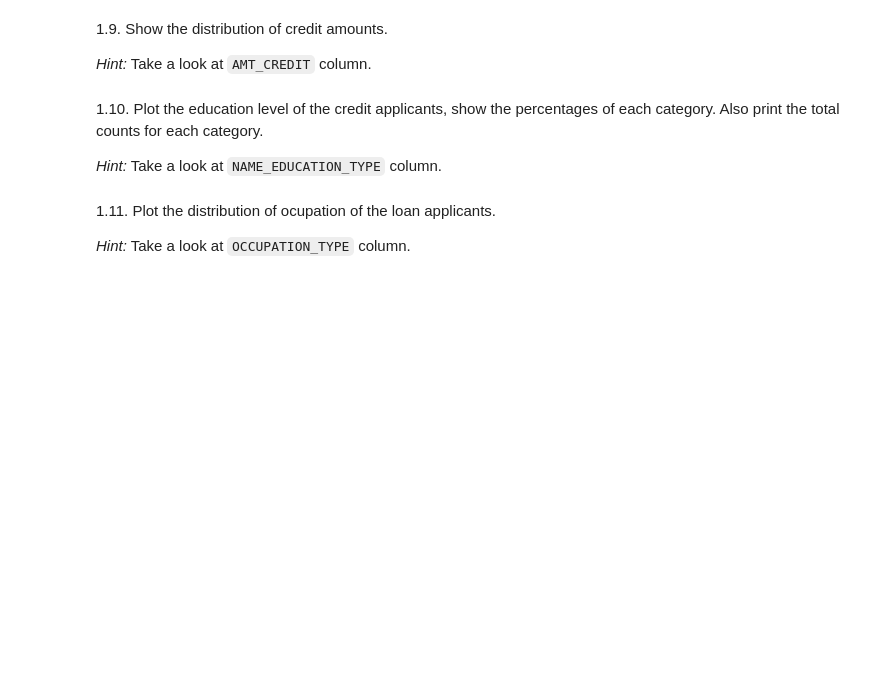
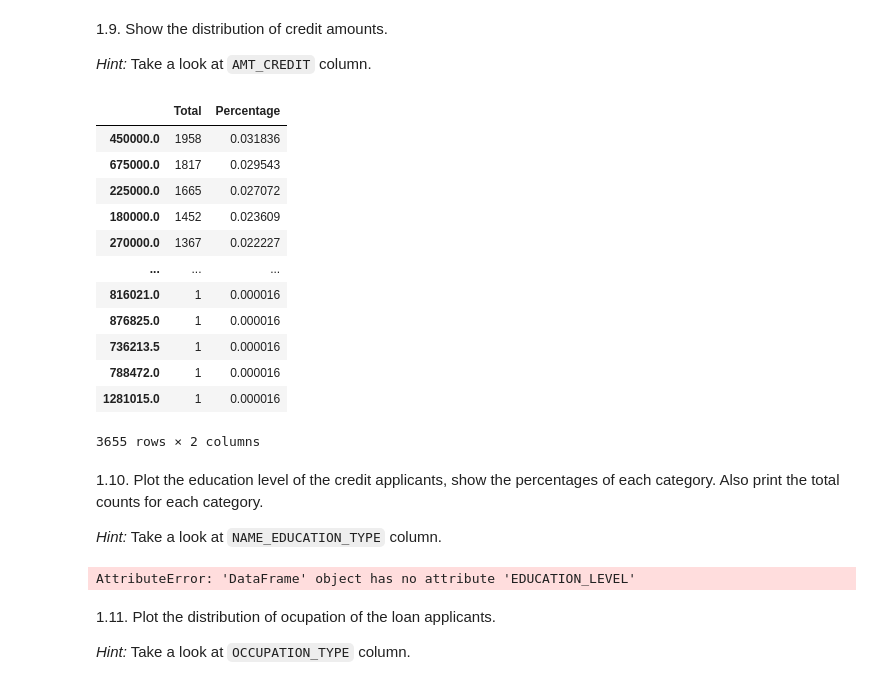
Before and after one commit to mlopez0/Credit-Risk, a Jupyter notebook: AnyoneAI - Sprint Project 02.ipynb, the cells around one changed output. Cells and saved outputs as stored; diff of their text form; code cells hidden in the pictures; blank space fills up the shorter version.

```diff
--- a/AnyoneAI - Sprint Project 02.ipynb
+++ b/AnyoneAI - Sprint Project 02.ipynb
@@ -202,12 +266,31 @@ COMMONAREA_MEDI   121000      62.9
 *Hint:* Take a look at `AMT_CREDIT` column.
 # %%
 ### TODO Complete in this cell: distribution of credit amounts
+get_distribution(app_test.AMT_CREDIT)
+# %% [output]
+|  | Total | Percentage |
+| 450000.0 | 1958 | 0.031836 |
+| 675000.0 | 1817 | 0.029543 |
+| 225000.0 | 1665 | 0.027072 |
+| 180000.0 | 1452 | 0.023609 |
+| 270000.0 | 1367 | 0.022227 |
+| ... | ... | ... |
+| 816021.0 | 1 | 0.000016 |
+| 876825.0 | 1 | 0.000016 |
+| 736213.5 | 1 | 0.000016 |
+| 788472.0 | 1 | 0.000016 |
+| 1281015.0 | 1 | 0.000016 |
+3655 rows × 2 columns
 # %% [markdown]
 1.10. Plot the education level of the credit applicants, show the percentages of each category. Also print the total counts for each category.
 
 *Hint:* Take a look at `NAME_EDUCATION_TYPE` column.
 # %%
 ### TODO Complete in this cell: level of education plot
+education_level = get_distribution(app_test["EDUCATION_LEVEL"])
+education_level
+# %% [output]
+AttributeError: 'DataFrame' object has no attribute 'EDUCATION_LEVEL'
 # %% [markdown]
 1.11. Plot the distribution of ocupation of the loan applicants.
 
```
Also changed, not shown: parts of 7 cells of this notebook.
